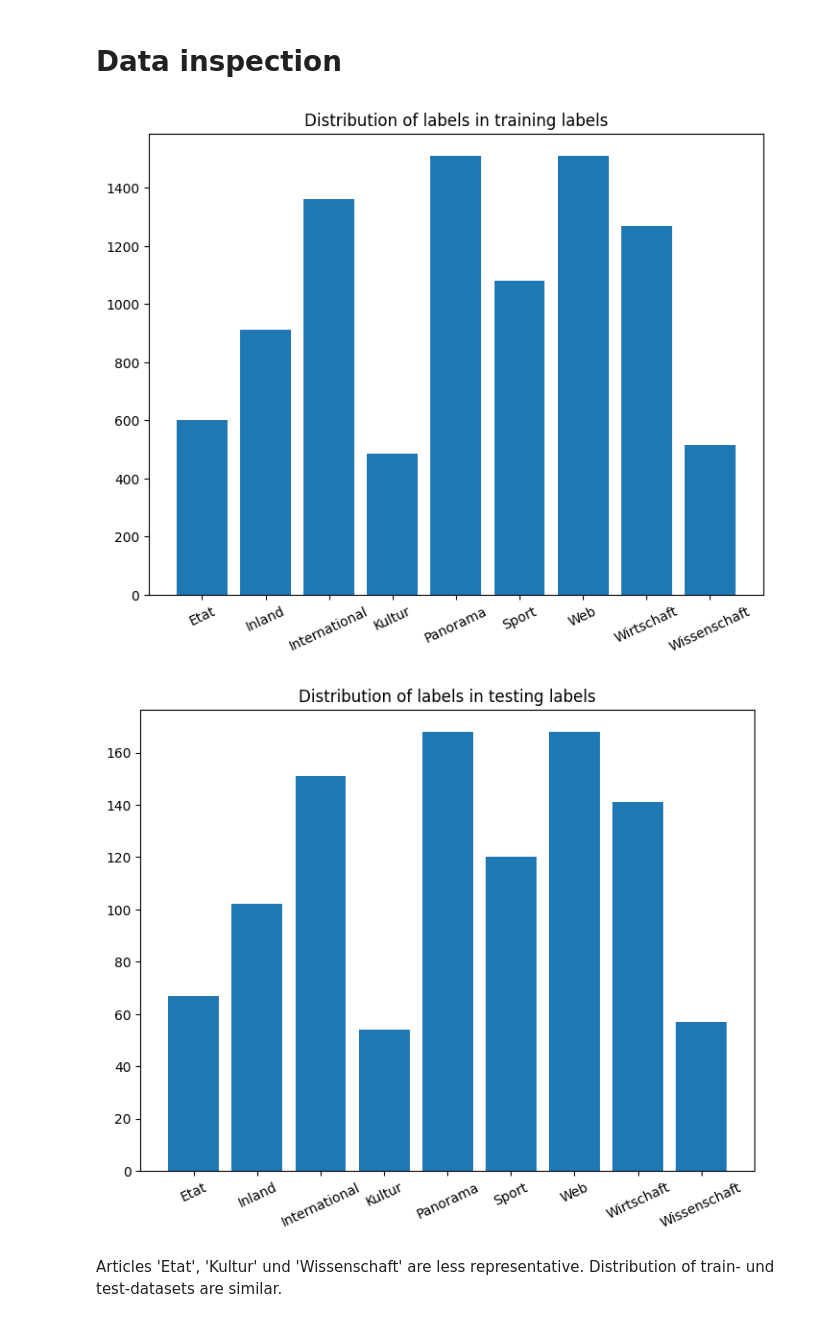
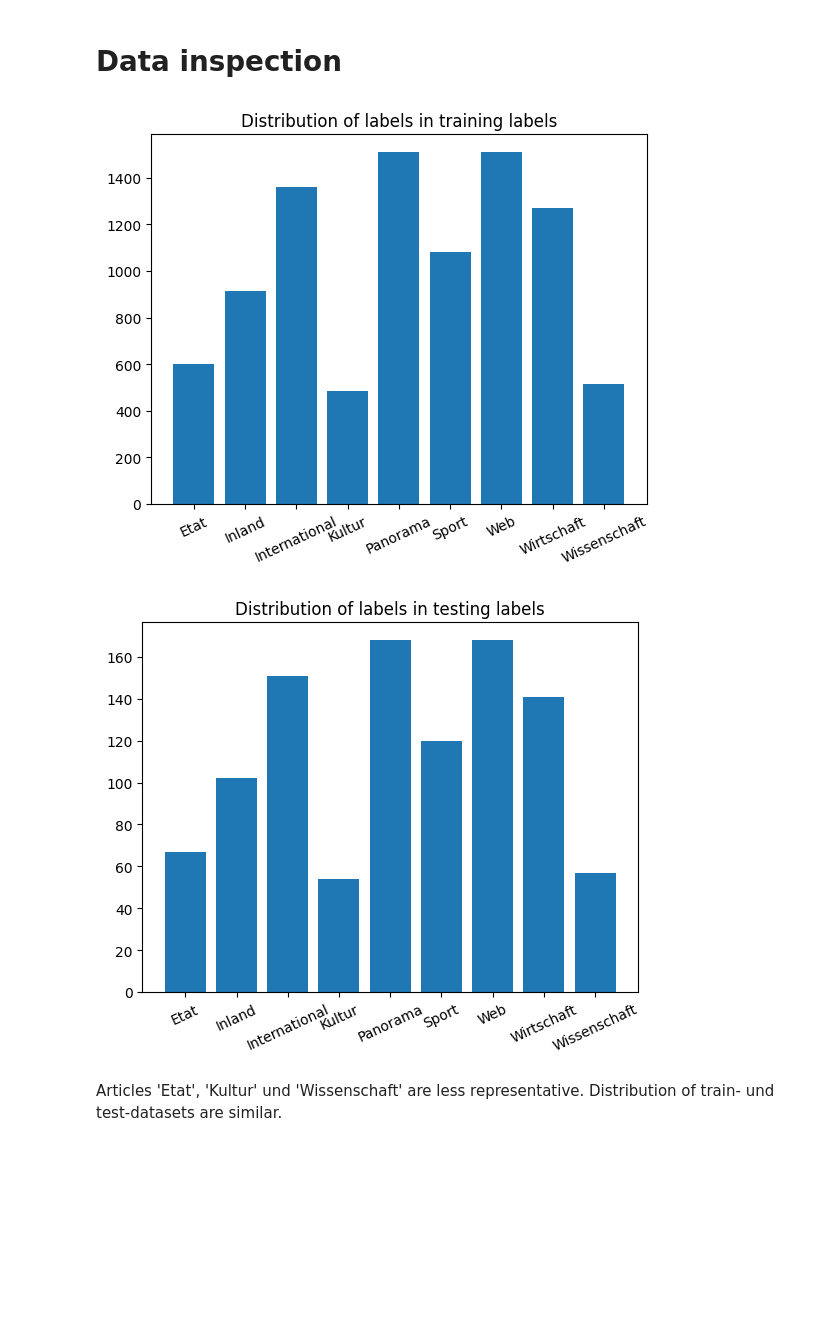
Before and after one commit to chrisfahrni/2023_HS_DAS_NLP_Notebooks, a Jupyter notebook: projekt/bert/German_News_Article_Dropout.ipynb, the cells around one changed output. Drawn from its saved outputs; the diff is of its cells as text; code cells hidden in the pictures; blank space fills up the shorter version.

```diff
--- a/projekt/bert/German_News_Article_Dropout.ipynb
+++ b/projekt/bert/German_News_Article_Dropout.ipynb
@@ -97,10 +97,11 @@ else:
 
 skip_preprocessing = False
 try:
-  X_train = np.load('data/X_train.npyx')
+  X_train = np.load('data/X_train.npy')
   X_test = np.load('data/X_test.npy')
   y_train = np.load('data/y_train.npy')
   y_test = np.load('data/y_test.npy')
+  labels = np.load('data/classes.npy')
   skip_preprocessing = True
   print("Preprocessing already done")
 except:
@@ -157,38 +158,38 @@ data_test:  (1028, 3)
 # %%
 if not skip_preprocessing:
   from sklearn.preprocessing import OrdinalEncoder, OneHotEncoder
   import matplotlib.pyplot as plt
 
   # Analyze Train labels
   labels_train = data_train[['label']]
   enc_ord = OrdinalEncoder()
   labels_train_ord = enc_ord.fit_transform(labels_train)
 
   label_classes = enc_ord.categories_
   num_distinct_classes = [len(classes) for classes in label_classes][0]
+  categories_str = [str(category) for category in label_classes[0]]
+  np.save('data/classes.npy', categories_str)
 
   bins = np.bincount(labels_train_ord.flatten().astype('int'))
-  fig = plt.figure()
-  ax = fig.add_axes([0,0,1,1])
+  fig, ax = plt.subplots()
   ax.bar(categories_str, bins)
   plt.xticks(rotation=25)
   plt.title("Distribution of labels in training labels")
   plt.show()
 
   # Analyze Test labels
   labels_test = data_test[['label']]
   labels_test_ord = enc_ord.transform(labels_test)
 
   bins = np.bincount(labels_test_ord.flatten().astype('int'))
-  fig = plt.figure()
-  ax = fig.add_axes([0,0,1,1])
+  ffig, ax = plt.subplots()
   ax.bar(categories_str, bins)
   plt.xticks(rotation=25)
   plt.title("Distribution of labels in testing labels")
   plt.show()
 # %% [output]
-[figure, old version]
+[figure, new version]
-[figure, old version]
+[figure, new version]
 # %% [markdown]
 Articles 'Etat', 'Kultur' und 'Wissenschaft' are less representative.
 Distribution of train- und test-datasets are similar.
```
Also changed, not shown: parts of 19 cells of this notebook.
